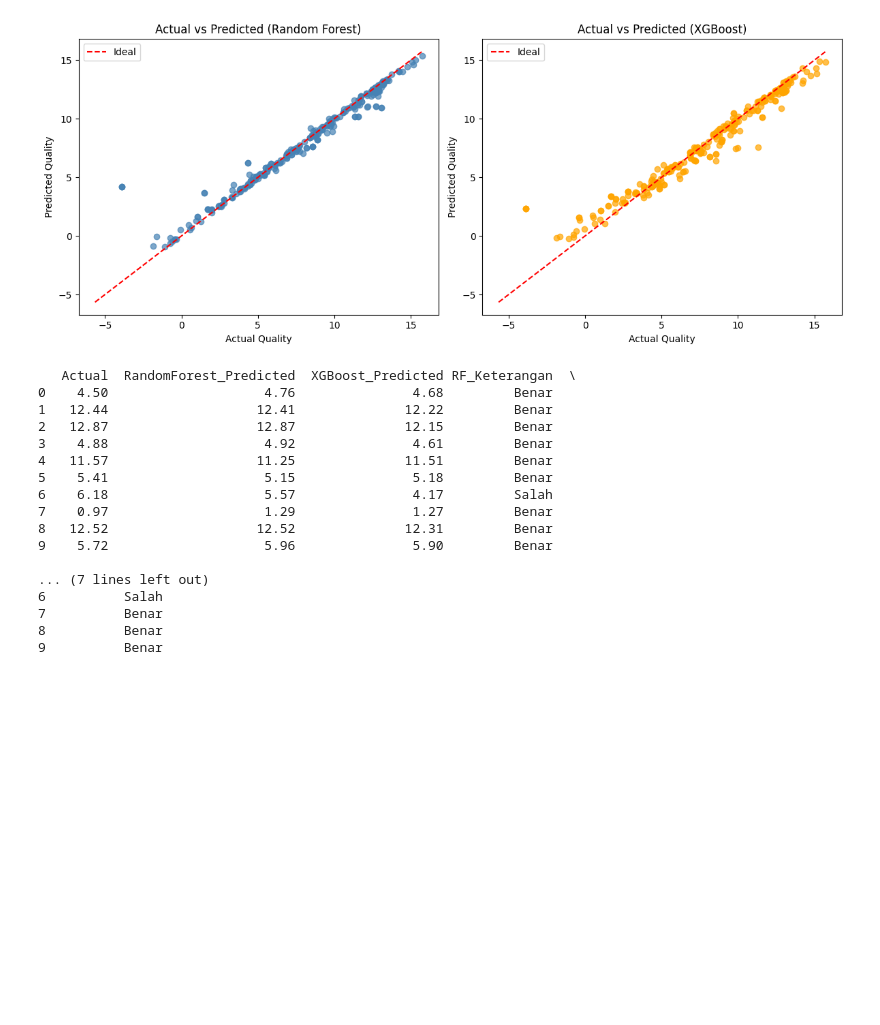
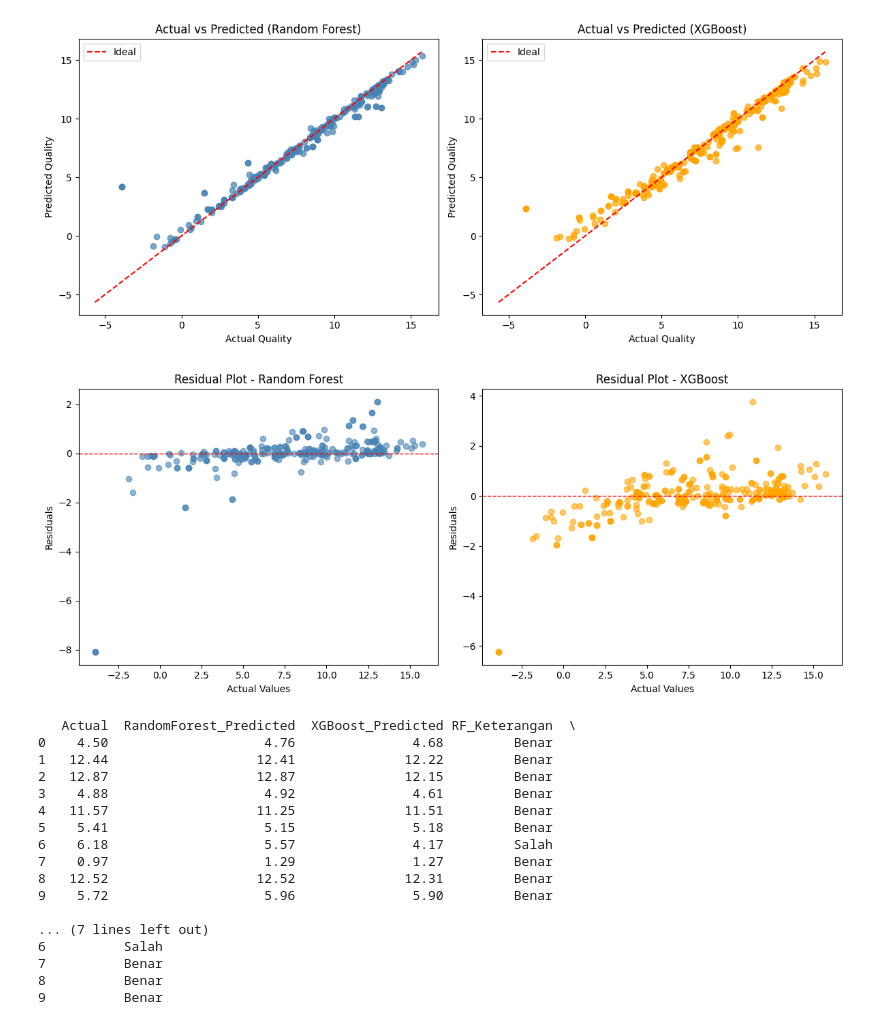
Before and after one commit to 0Sensei2/Data-Mining, a Jupyter notebook: Prediksi_Regresi_dan_Klasifikasi.ipynb, the cells around one changed output. Saved outputs shown, nothing was run; the diff lists cells and outputs as text; code cells hidden in the pictures; blank space fills up the shorter version.

```diff
--- a/Prediksi_Regresi_dan_Klasifikasi.ipynb
+++ b/Prediksi_Regresi_dan_Klasifikasi.ipynb
@@ -162,6 +162,43 @@ plt.tight_layout()
 plt.show()
 # %% [output]
 [figure]
+# %%
+# ===== 3. Train Models =====
+# Random Forest
+rf_model = RandomForestRegressor(n_estimators=100, random_state=42)
+rf_model.fit(X_train, y_train)
+rf_pred = rf_model.predict(X_test)
+rf_residuals = y_test - rf_pred
+
+# XGBoost
+xgb_model = XGBRegressor(n_estimators=100, learning_rate=0.1, random_state=42, verbosity=0)
+xgb_model.fit(X_train, y_train)
+xgb_pred = xgb_model.predict(X_test)
+xgb_residuals = y_test - xgb_pred
+
+# ===== 4. Residual Plot =====
+plt.figure(figsize=(12, 5))
+
+# Residual Plot - Random Forest
+plt.subplot(1, 2, 1)
+plt.scatter(y_test, rf_residuals, color='steelblue', alpha=0.6)
+plt.axhline(0, color='red', linestyle='--', linewidth=1)
+plt.title("Residual Plot - Random Forest")
+plt.xlabel("Actual Values")
+plt.ylabel("Residuals")
+
+# Residual Plot - XGBoost
+plt.subplot(1, 2, 2)
+plt.scatter(y_test, xgb_residuals, color='orange', alpha=0.6)
+plt.axhline(0, color='red', linestyle='--', linewidth=1)
+plt.title("Residual Plot - XGBoost")
+plt.xlabel("Actual Values")
+plt.ylabel("Residuals")
+
+plt.tight_layout()
+plt.show()
+# %% [output]
+[figure, added]
 # %%
 import pandas as pd
 import numpy as np
```
